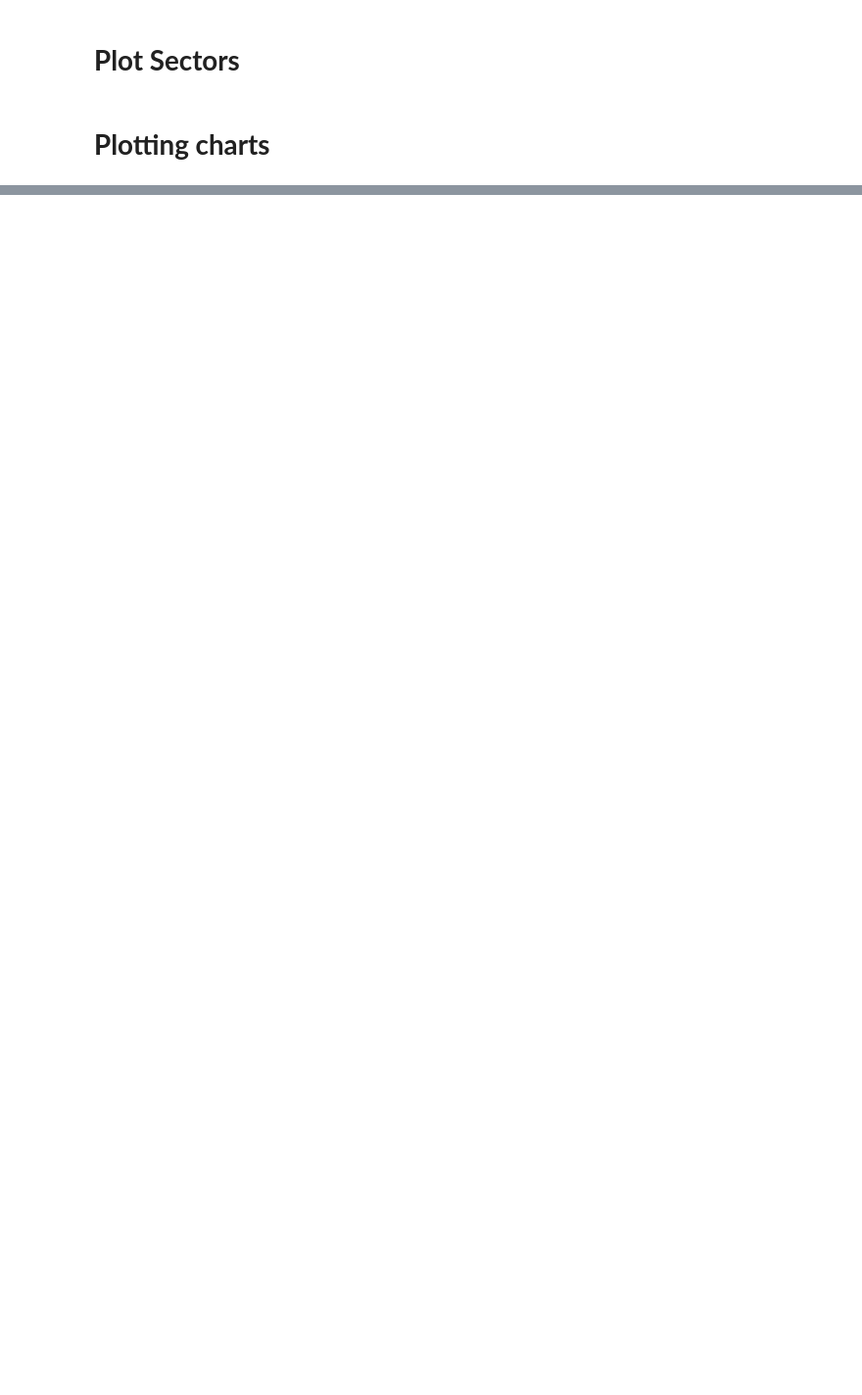
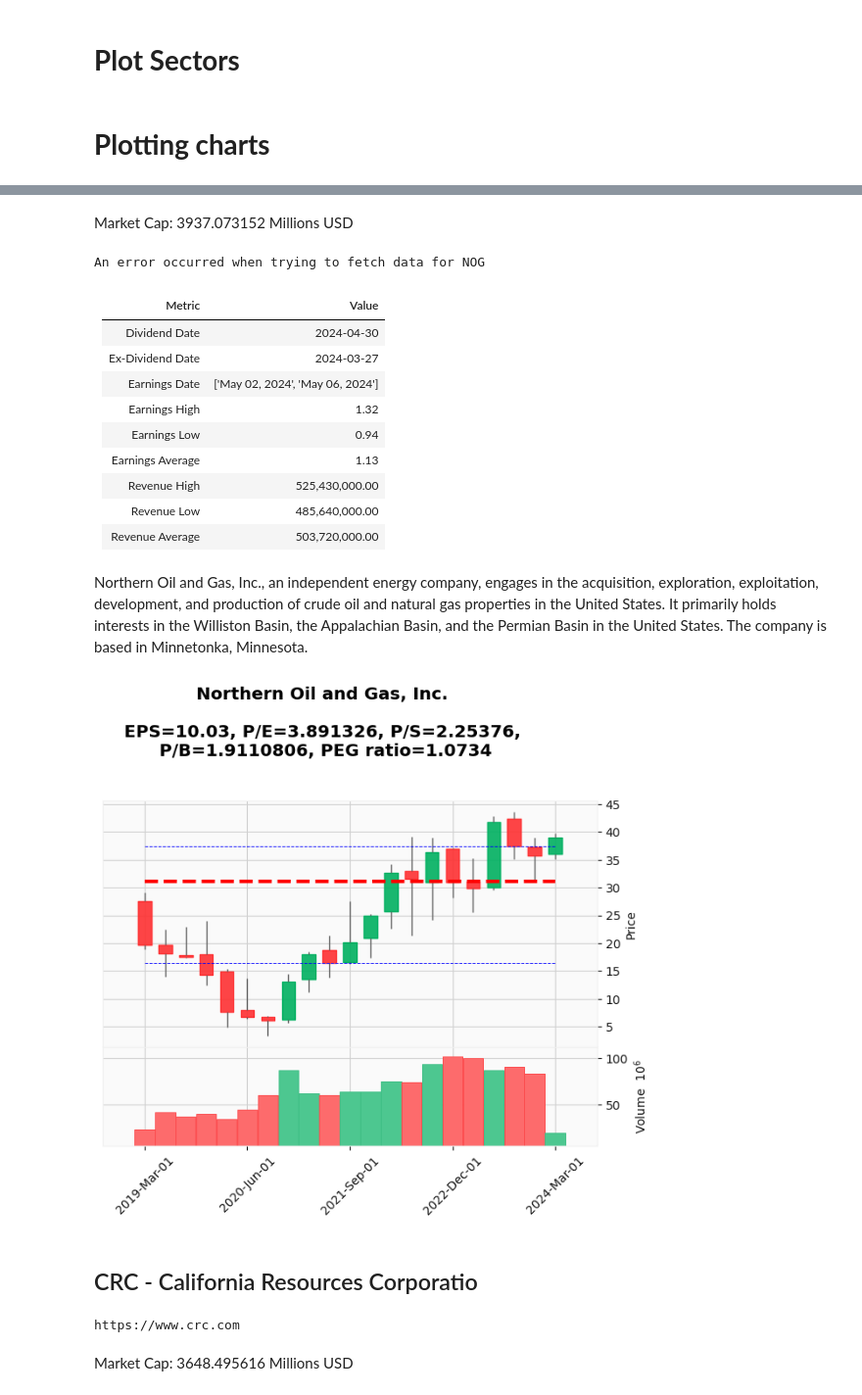
Before and after one commit to FinestMaximus/mrkt_screener, a Jupyter notebook: Screening_Stocks.ipynb, the cells around one changed output, grey strips where cells are left out. Shown at 98% size. Saved outputs shown, nothing was run; the diff lists cells and outputs as text; code cells hidden in the pictures; blank space fills up the shorter version.

```diff
--- a/Screening_Stocks.ipynb
+++ b/Screening_Stocks.ipynb
@@ -676,8 +699,6 @@ plot_sector_distribution_interactive(filtered_industries, "Interactive Ticker Di
 # %% [markdown]
 # **Plotting charts**
 # %%
-print(combined_metrics)
-
 def get_eps_pe_pb_ps_peg(ticker_symbol):
     try:
         if ticker_symbol in combined_metrics['company_labels']:
@@ -743,23 +764,27 @@ def plot_candle_charts_per_sector(industries, start_date, end_date):
             display(Markdown(f"Market Cap: {yf.Ticker(symbol).info['marketCap']/1000000} Millions USD"))
 
             # News
-            ndata = yf.Ticker(symbol).news
-            news_data = []
-            for item in ndata:
-                publish_datetime = datetime.fromtimestamp(item['providerPublishTime'])
-                now = datetime.now()
-                days_ago = (now - publish_datetime).days
-                blob = TextBlob(item['title'])
-                polarity = blob.sentiment.polarity
-                news_data.append({
-                    'Title': f"[{item['title']}]({item['link']})",
-                    'Publisher': item['publisher'],
-                    'Sentiment': polarity,
-                    'Days Ago': days_ago
-                })
+            try:
+                ndata = yf.Ticker(symbol).news
+                news_data = []
+                for item in ndata:
+                    publish_datetime = datetime.fromtimestamp(item['providerPublishTime'])
+                    now = datetime.now()
+                    days_ago = (now - publish_datetime).days
+                    blob = TextBlob(item['title'])
+                    polarity = blob.sentiment.polarity
+                    news_data.append({
+                        'Title': f"[{item['title']}]({item['link']})",
+                        'Publisher': item['publisher'],
+                        'Sentiment': polarity,
+                        'Days Ago': days_ago
+                    })
 
-            table_str = tabulate(news_data, headers="keys", tablefmt="pipe", showindex="always")
-            display(Markdown(table_str))
+                table_str = tabulate(news_data, headers="keys", tablefmt="pipe", showindex="always")
+                display(Markdown(table_str))
+
+            except:
+                print(f"An error occurred when trying to fetch data for {symbol}")
 
             # Calendar
             data = yf.Ticker(symbol).calendar
@@ -782,3 +807,4 @@ def plot_candle_charts_per_sector(industries, start_date, end_date):
     plt.show()
 
 plot_candle_charts_per_sector(filtered_industries, start_date_str, end_date_str)
+# %% [output]
@@ -784,0 +814,18 @@ plot_candle_charts_per_sector(filtered_industries, start_date_str, end_date_str)
+Market Cap: 3937.073152 Millions USD
+An error occurred when trying to fetch data for NOG
+| Metric           | Value                            |
+|:-----------------|:---------------------------------|
+| Dividend Date    | 2024-04-30                       |
+| Ex-Dividend Date | 2024-03-27                       |
+| Earnings Date    | ['May 02, 2024', 'May 06, 2024'] |
+| Earnings High    | 1.32                             |
+| Earnings Low     | 0.94                             |
+| Earnings Average | 1.13                             |
+| Revenue High     | 525,430,000.00                   |
+| Revenue Low      | 485,640,000.00                   |
+| Revenue Average  | 503,720,000.00                   |
+Northern Oil and Gas, Inc., an independent energy company, engages in the acquisition, exploration, exploitation, development, and production of crude oil and natural gas properties in the United States. It primarily holds interests in the Williston Basin, the Appalachian Basin, and the Permian Basin in the United States. The company is based in Minnetonka, Minnesota.
+[figure, added]
+## CRC - California Resources Corporatio
+https://www.crc.com
+Market Cap: 3648.495616 Millions USD
```
Also changed, not shown: parts of 5 cells of this notebook.
